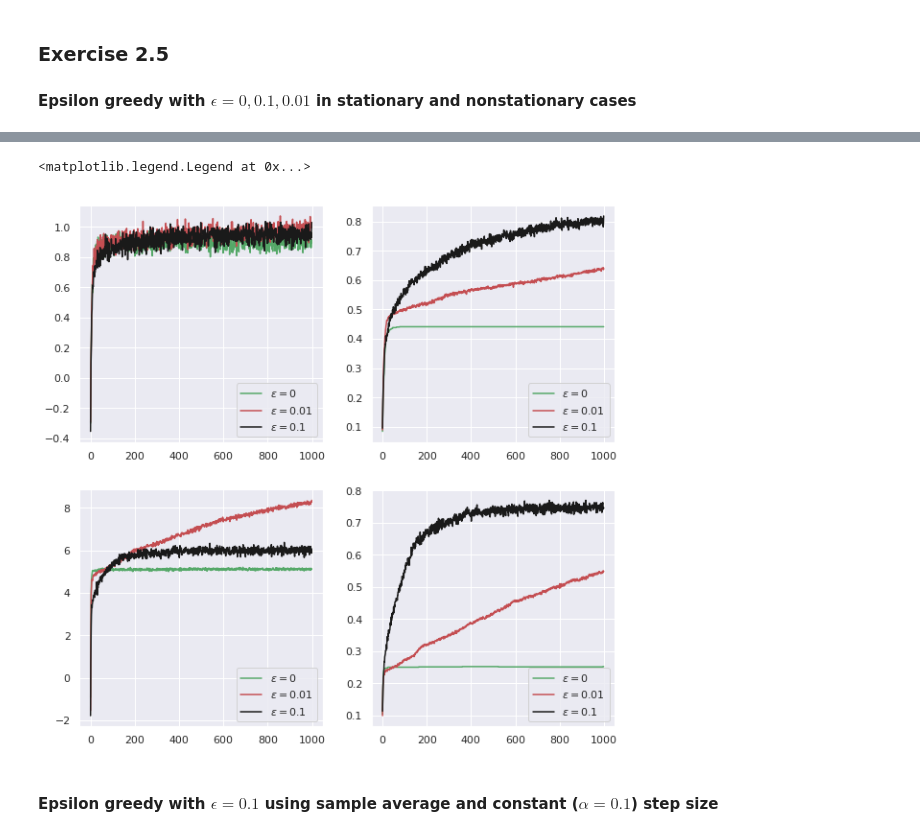
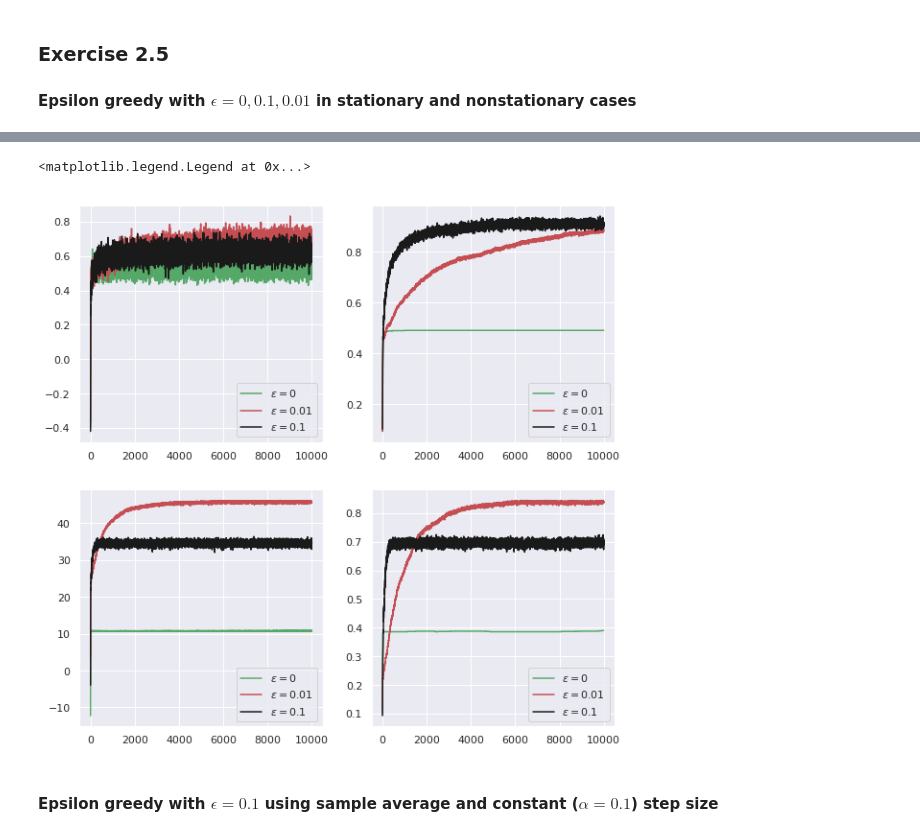
Before and after one commit to igonzalezperez/Reinforcement-Learning, a Jupyter notebook: k_armed_bandits.ipynb, the cells around one changed output, grey strips where cells are left out. Drawn from its saved outputs; the diff is of its cells as text; code cells hidden in the pictures.

```diff
--- a/k_armed_bandits.ipynb
+++ b/k_armed_bandits.ipynb
@@ -236,7 +230,7 @@ $= \alpha_nR_n +(1-\alpha_n)(\alpha_{n-1}R_{n-1}+(1-\alpha_{n-1})Q_{n-1})=\ldots
 ### Exercise 2.5
 #### Epsilon greedy with $\epsilon = 0, 0.1, 0.01$ in stationary and nonstationary cases
 # %%
-steps = 1000
+steps = 10000
 iterations = 1000
 
 stationary = True
@@ -280,5 +274,5 @@ Elapsed time: 12.63 seconds
 <matplotlib.legend.Legend at 0x...>
-[figure, old version]
+[figure, new version]
 # %% [markdown]
 #### Epsilon greedy with $\epsilon = 0.1$ using sample average and constant ($\alpha = 0.1$) step size
 # %%
```
Also changed, not shown: parts of 10 cells of this notebook.
